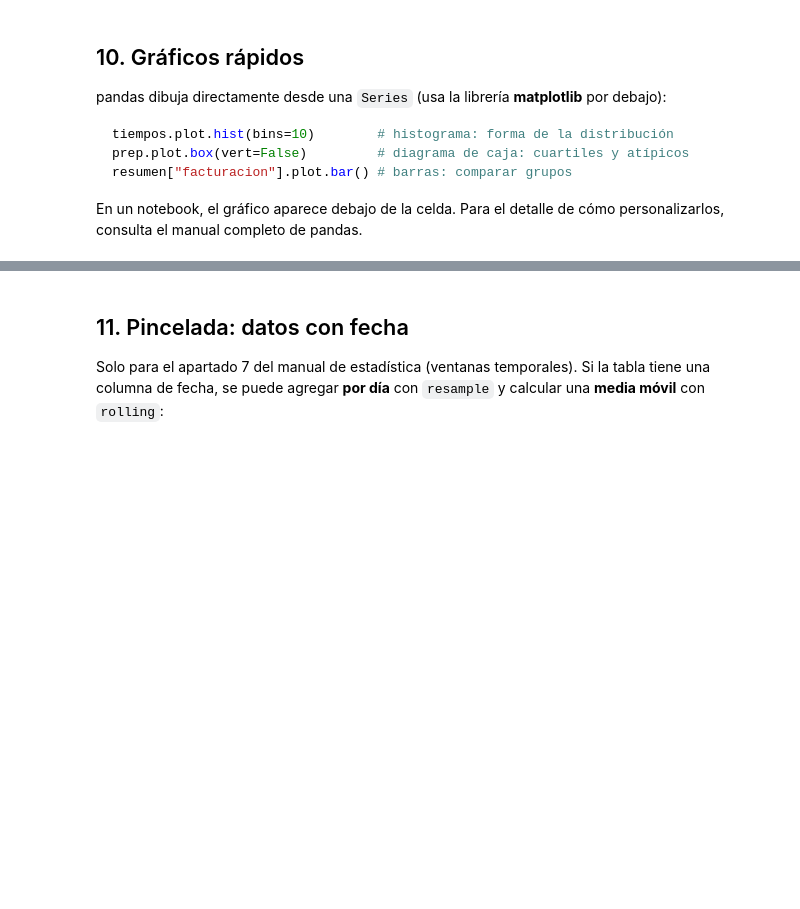
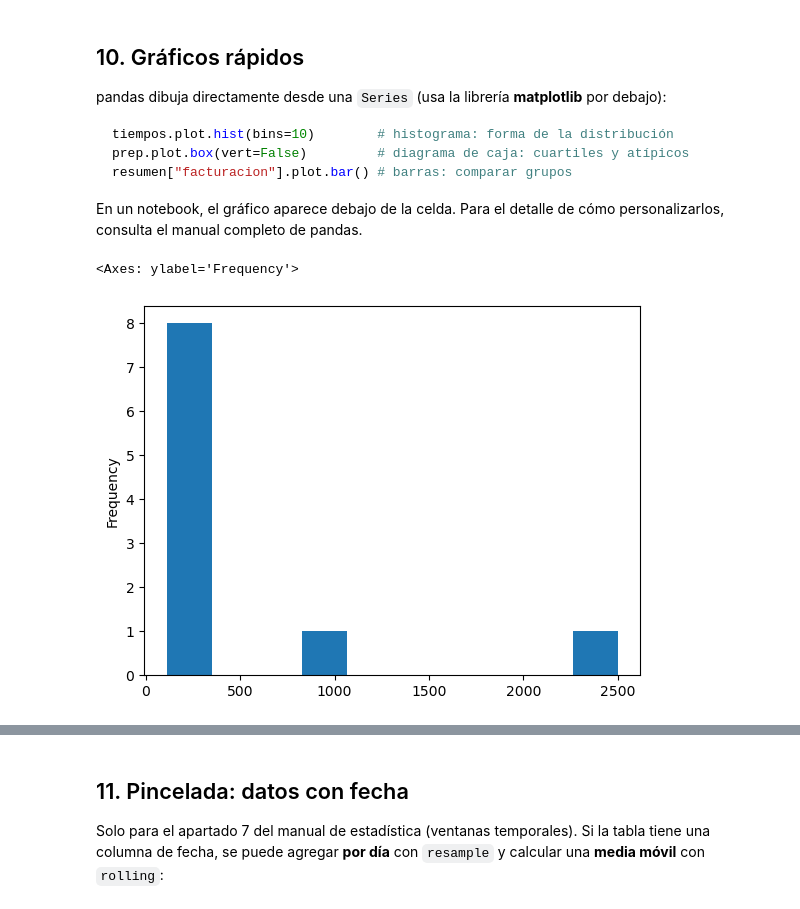
Before and after one commit to rafafl-wirtz/mp5074-sistemas-big-data, a Jupyter notebook: notebooks/ud1/pandas_estadistica/clase_pandas_estadistica.ipynb, the cells around one changed output, grey strips where cells are left out. Cells and saved outputs as stored; diff of their text form; code cells hidden in the pictures; blank space fills up the shorter version.

````diff
--- a/notebooks/ud1/pandas_estadistica/clase_pandas_estadistica.ipynb
+++ b/notebooks/ud1/pandas_estadistica/clase_pandas_estadistica.ipynb
@@ -555,3 +562,8 @@ resumen["facturacion"].plot.bar() # barras: comparar grupos
 ```
 
 En un notebook, el gráfico aparece debajo de la celda. Para el detalle de cómo personalizarlos, consulta el manual completo de pandas.
+# %%
+tiempos.plot.hist(bins=10)
+# %% [output]
+<Axes: ylabel='Frequency'>
+[figure, added]
````
Also changed, not shown: parts of 10 cells of this notebook, 2 other files.
